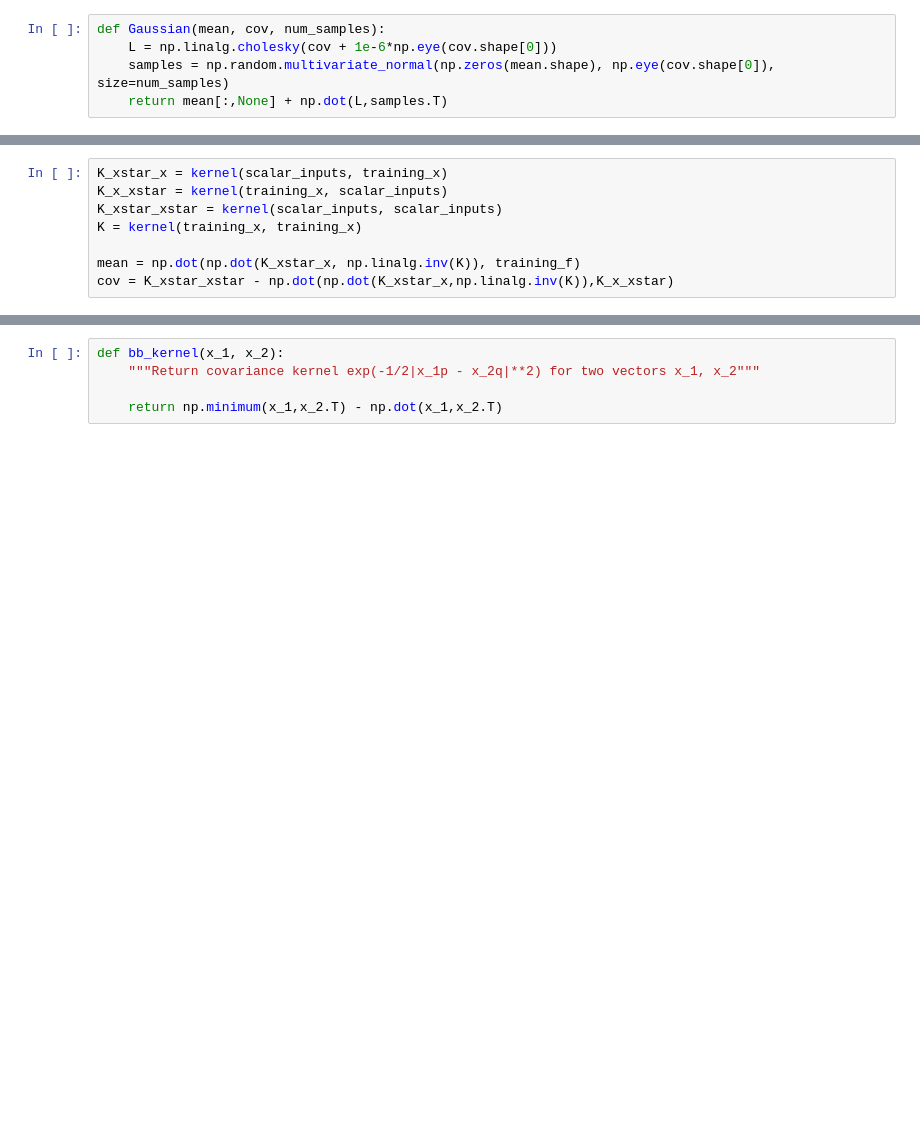
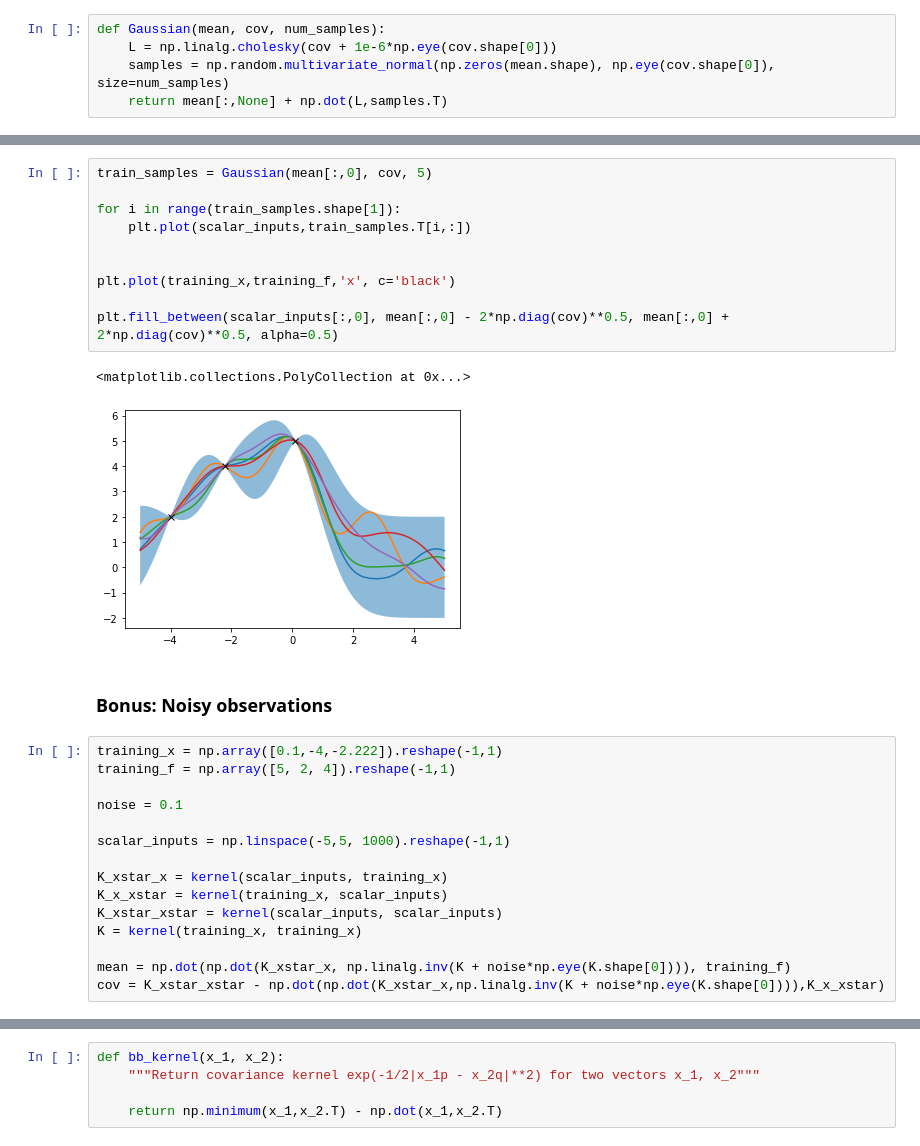
Before and after one commit to ThomasHeap/Examples, a Jupyter notebook: Gaussian_Processes/Chapter 1.ipynb, the cells around one changed output, grey strips where cells are left out. Cells and saved outputs as stored; diff of their text form; blank space fills up the shorter version.

```diff
--- a/Gaussian_Processes/Chapter 1.ipynb
+++ b/Gaussian_Processes/Chapter 1.ipynb
@@ -35,11 +45,33 @@ training_f = np.array([5, 2, 4]).reshape(-1,1)
+# %%
+train_samples = Gaussian(mean[:,0], cov, 5)
+
+for i in range(train_samples.shape[1]):
+    plt.plot(scalar_inputs,train_samples.T[i,:])
+
+
+plt.plot(training_x,training_f,'x', c='black')
+
+plt.fill_between(scalar_inputs[:,0], mean[:,0] - 2*np.diag(cov)**0.5, mean[:,0] + 2*np.diag(cov)**0.5, alpha=0.5)
+# %% [output]
+<matplotlib.collections.PolyCollection at 0x...>
+[figure, added]
+# %% [markdown]
+### Bonus: Noisy observations
 # %%
+training_x = np.array([0.1,-4,-2.222]).reshape(-1,1)
+training_f = np.array([5, 2, 4]).reshape(-1,1)
+
+noise = 0.1
+
+scalar_inputs = np.linspace(-5,5, 1000).reshape(-1,1)
+
 K_xstar_x = kernel(scalar_inputs, training_x)
 K_x_xstar = kernel(training_x, scalar_inputs)
 K_xstar_xstar = kernel(scalar_inputs, scalar_inputs)
 K = kernel(training_x, training_x)
 
-mean = np.dot(np.dot(K_xstar_x, np.linalg.inv(K)), training_f)
-cov = K_xstar_xstar - np.dot(np.dot(K_xstar_x,np.linalg.inv(K)),K_x_xstar)
+mean = np.dot(np.dot(K_xstar_x, np.linalg.inv(K + noise*np.eye(K.shape[0]))), training_f)
+cov = K_xstar_xstar - np.dot(np.dot(K_xstar_x,np.linalg.inv(K + noise*np.eye(K.shape[0]))),K_x_xstar)
 # %%
 train_samples = Gaussian(mean[:,0], cov, 5)
 
```
Also changed, not shown: parts of 9 cells of this notebook.
